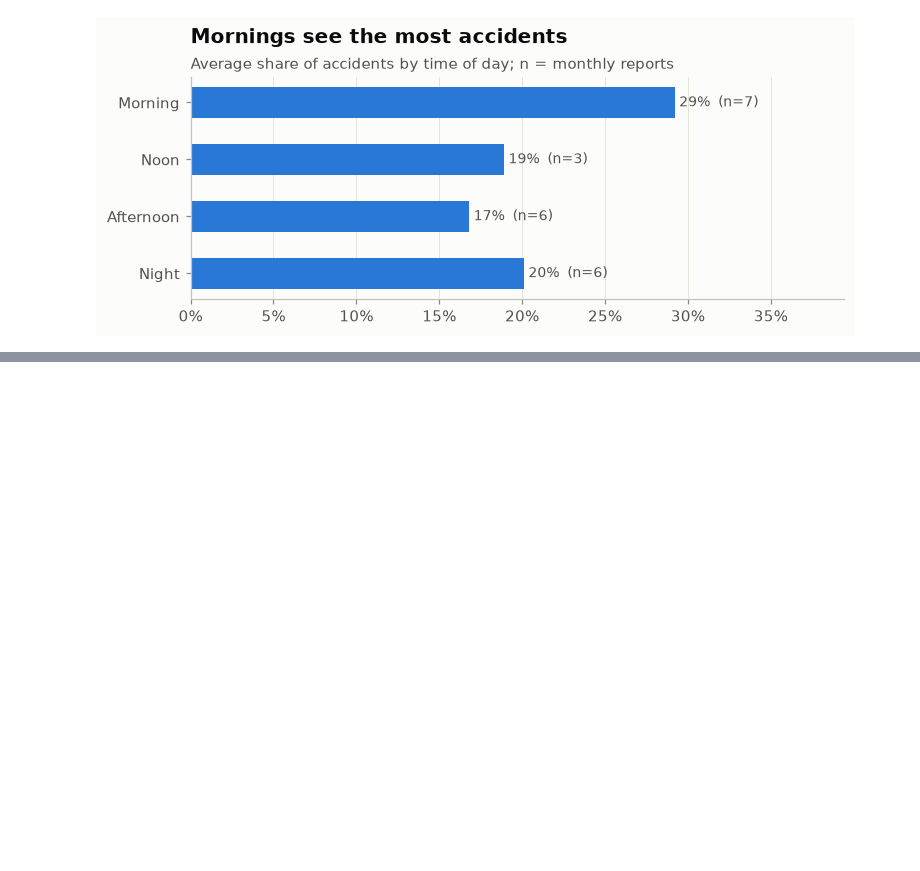
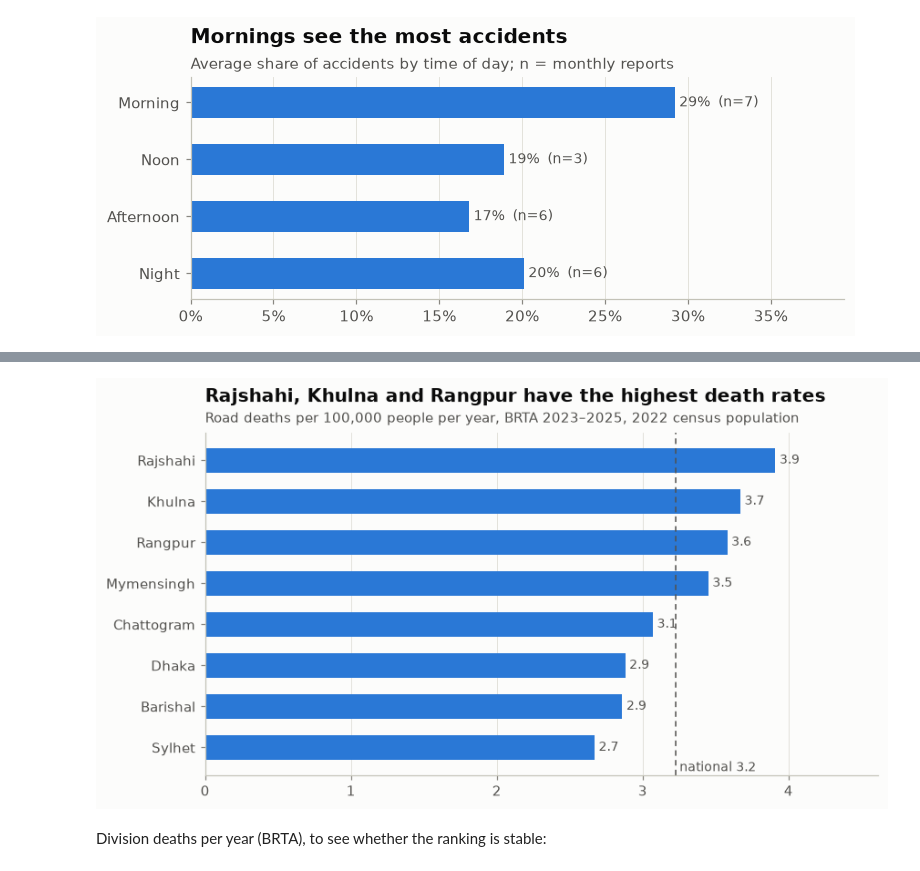
Before and after one commit to MehrazRumman/BD-Road-Accident, a Jupyter notebook: notebooks/02_analysis.ipynb, the cells around one changed output, grey strips where cells are left out. Saved outputs shown, nothing was run; the diff lists cells and outputs as text; code cells hidden in the pictures; blank space fills up the shorter version.

```diff
--- a/notebooks/02_analysis.ipynb
+++ b/notebooks/02_analysis.ipynb
@@ -575,0 +634,12 @@ save(fig, "11_time_of_day")
+# %%
+d3 = brta_div[brta_div["year"].isin(FULL_BRTA_YEARS)]
+div_rate = (
+    d3.groupby("division")[["accidents", "deaths", "injuries"]].sum().div(len(FULL_BRTA_YEARS))
+    .join(population.set_index("division")["pop_2022"])
+)
+div_rate["deaths_per_100k"] = (1e5 * div_rate["deaths"] / div_rate["pop_2022"]).round(2)
+div_rate["deaths_per_accident"] = (div_rate["deaths"] / div_rate["accidents"]).round(2)
+div_rate["share_of_deaths_pct"] = (100 * div_rate["deaths"] / div_rate["deaths"].sum()).round(1)
+div_rate = div_rate.sort_values("deaths_per_100k", ascending=False)
+national_rate = 1e5 * div_rate["deaths"].sum() / div_rate["pop_2022"].sum()
+div_rate[["deaths", "share_of_deaths_pct", "deaths_per_100k", "deaths_per_accident"]].round(1)
@@ -575,0 +657,16 @@ save(fig, "11_time_of_day")
+# %%
+fig, ax = plt.subplots(figsize=(8, 4.4))
+b = ax.barh(div_rate.index, div_rate["deaths_per_100k"], color=BLUE, height=0.6)
+ax.bar_label(b, fmt="%.1f", padding=3, color=INK2, fontsize=9)
+ax.axvline(national_rate, color=INK2, lw=1, ls=(0, (4, 3)))
+ax.text(national_rate, len(div_rate) - 0.35, f" national {national_rate:.1f}", color=INK2, fontsize=9, va="bottom")
+ax.invert_yaxis()
+ax.grid(axis="y", visible=False)
+ax.set_xlim(0, div_rate["deaths_per_100k"].max() * 1.18)
+titled(ax, "Rajshahi, Khulna and Rangpur have the highest death rates",
+       "Road deaths per 100,000 people per year, BRTA 2023–2025, 2022 census population")
+save(fig, "13_division_rate")
+# %% [output]
+[figure, added]
+# %% [markdown]
+Division deaths per year (BRTA), to see whether the ranking is stable:
```
Also changed, not shown: parts of 24 cells of this notebook, 9 other files.
